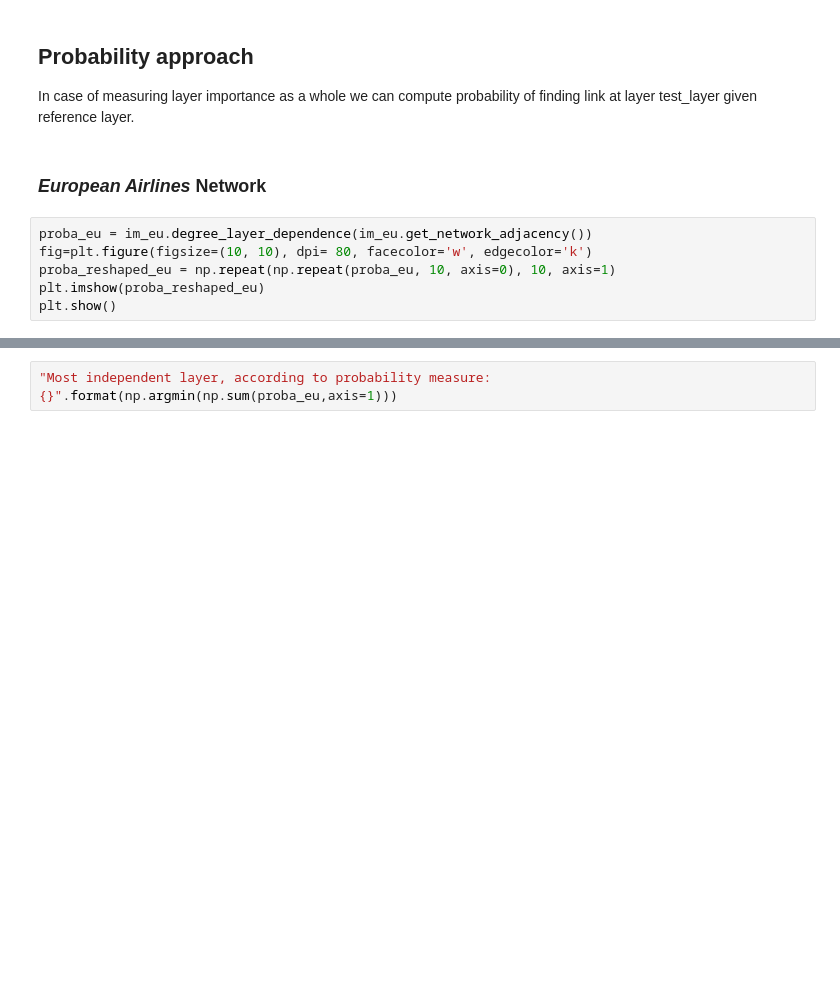
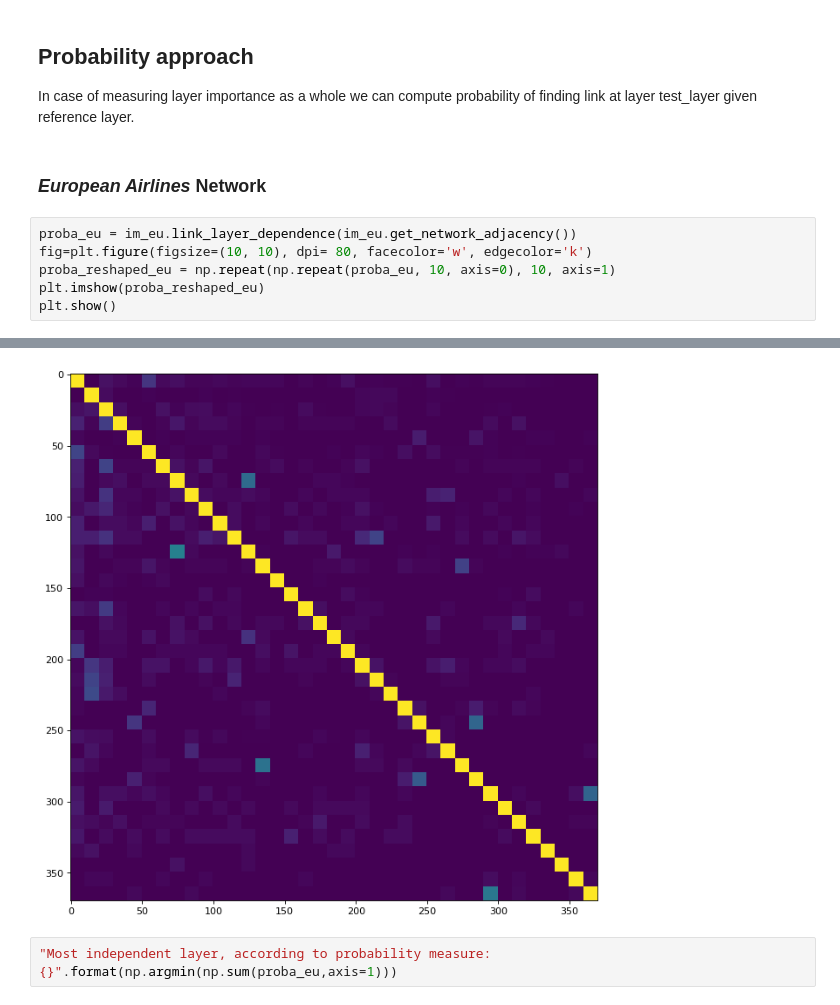
Before and after one commit to filip141/nettools, a Jupyter notebook: notebooks/Interdependence.ipynb, the cells around one changed output, grey strips where cells are left out. Saved outputs shown, nothing was run; the diff lists cells and outputs as text; blank space fills up the shorter version.

```diff
--- a/notebooks/Interdependence.ipynb
+++ b/notebooks/Interdependence.ipynb
@@ -321,7 +310,7 @@ In case of measuring layer importance as a whole we can compute probability of f
 # %% [markdown]
 ### *European Airlines* Network
 # %%
-proba_eu = im_eu.degree_layer_dependence(im_eu.get_network_adjacency())
+proba_eu = im_eu.link_layer_dependence(im_eu.get_network_adjacency())
 fig=plt.figure(figsize=(10, 10), dpi= 80, facecolor='w', edgecolor='k')
 proba_reshaped_eu = np.repeat(np.repeat(proba_eu, 10, axis=0), 10, axis=1)
 plt.imshow(proba_reshaped_eu)
@@ -332,3 +319,4 @@ plt.show()
+[figure, added]
 # %%
 "Most independent layer, according to probability measure: {}".format(np.argmin(np.sum(proba_eu,axis=1)))
 # %% [output]
```
Also changed, not shown: parts of 27 cells of this notebook, 8 other files.
